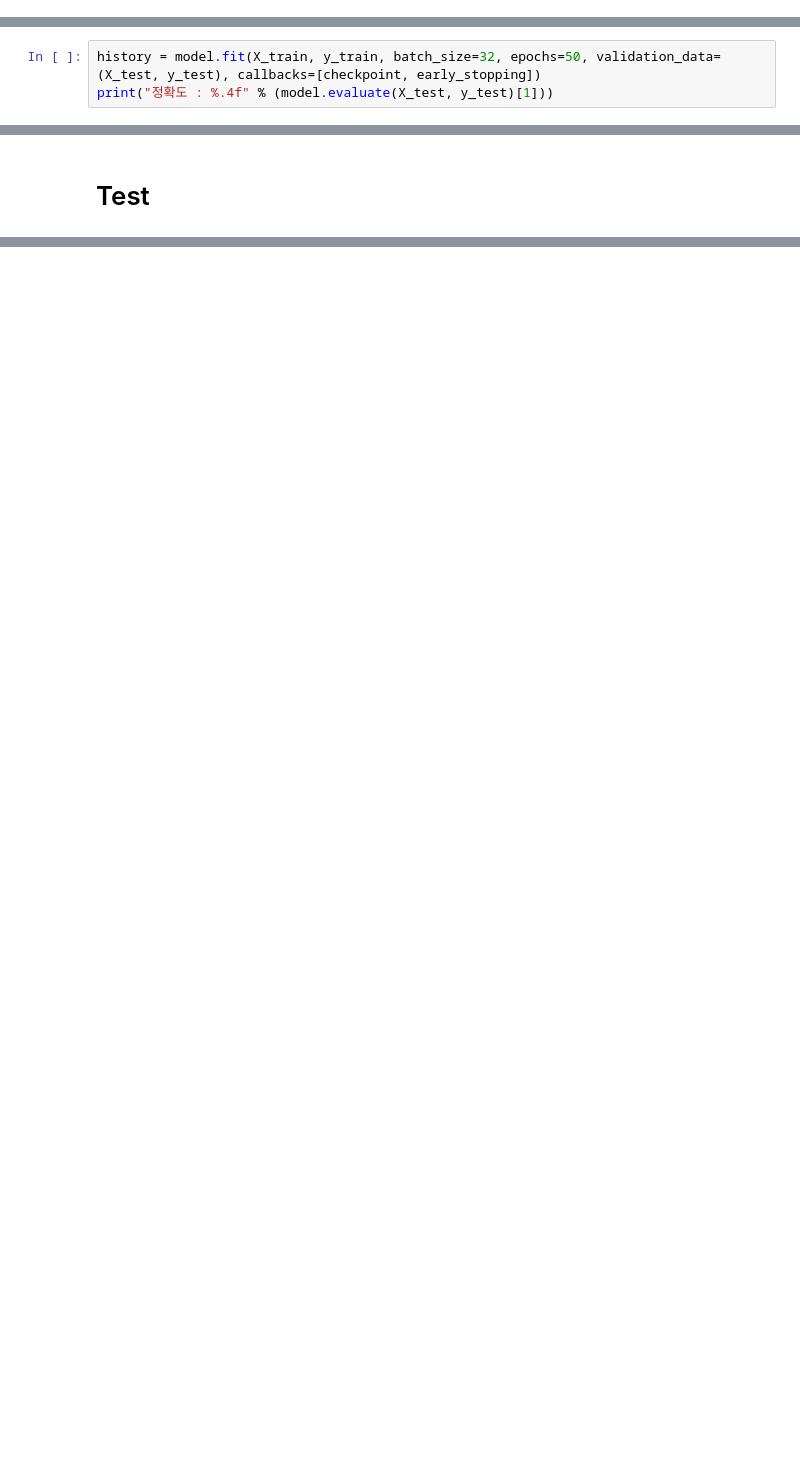
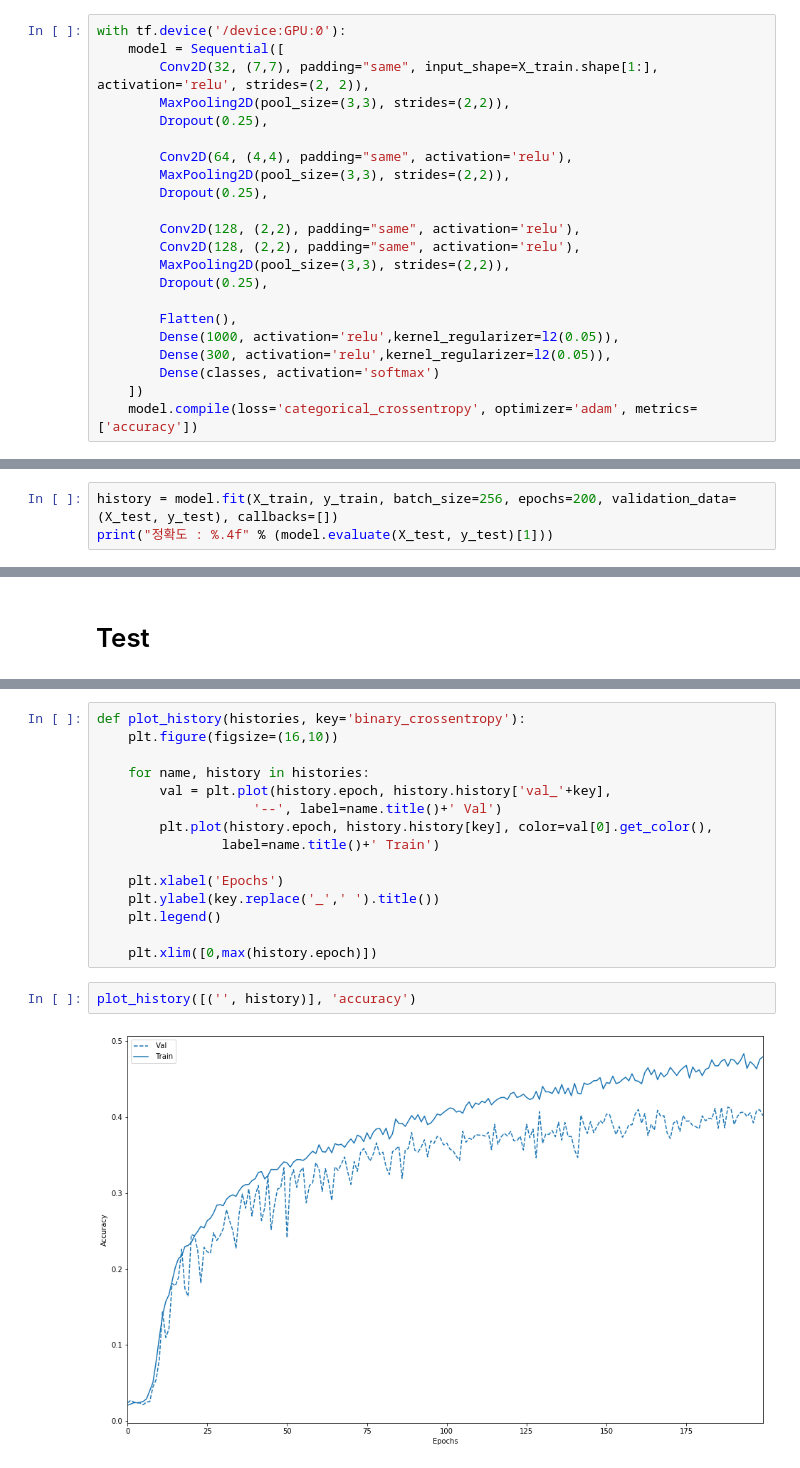
Before and after one commit to isabellajoo/plant-recognizer, a Jupyter notebook: MachineLearning/MachineLearning.ipynb, the cells around one changed output, grey strips where cells are left out. Drawn from its saved outputs; the diff is of its cells as text; blank space fills up the shorter version.

Commit message:
ML Model [Sequence_1]

```diff
--- a/MachineLearning/MachineLearning.ipynb
+++ b/MachineLearning/MachineLearning.ipynb
@@ -66,3 +62,25 @@ early_stopping = EarlyStopping(monitor='val_loss', patience=6)
+# %%
+with tf.device('/device:GPU:0'):
+    model = Sequential([
+        Conv2D(32, (7,7), padding="same", input_shape=X_train.shape[1:], activation='relu', strides=(2, 2)),
+        MaxPooling2D(pool_size=(3,3), strides=(2,2)),
+        Dropout(0.25),
+
+        Conv2D(64, (4,4), padding="same", activation='relu'),
+        MaxPooling2D(pool_size=(3,3), strides=(2,2)),
+        Dropout(0.25),
+
+        Conv2D(128, (2,2), padding="same", activation='relu'),
+        Conv2D(128, (2,2), padding="same", activation='relu'),
+        MaxPooling2D(pool_size=(3,3), strides=(2,2)),
+        Dropout(0.25),
+
+        Flatten(),
+        Dense(1000, activation='relu',kernel_regularizer=l2(0.05)),
+        Dense(300, activation='relu',kernel_regularizer=l2(0.05)),
+        Dense(classes, activation='softmax')
+    ])
+    model.compile(loss='categorical_crossentropy', optimizer='adam', metrics=['accuracy'])
 # %%
 model.summary()
 # %% [output]
@@ -86,6 +104,6 @@ _________________________________________________________________
 # %% [markdown]
 # Training
 # %%
-history = model.fit(X_train, y_train, batch_size=32, epochs=50, validation_data=(X_test, y_test), callbacks=[checkpoint, early_stopping])
+history = model.fit(X_train, y_train, batch_size=256, epochs=200, validation_data=(X_test, y_test), callbacks=[])
 print("정확도 : %.4f" % (model.evaluate(X_test, y_test)[1]))
 # %% [output]
@@ -114,0 +129,19 @@ K.backend()
+# %%
+def plot_history(histories, key='binary_crossentropy'):
+    plt.figure(figsize=(16,10))
+
+    for name, history in histories:
+        val = plt.plot(history.epoch, history.history['val_'+key],
+                    '--', label=name.title()+' Val')
+        plt.plot(history.epoch, history.history[key], color=val[0].get_color(),
+                label=name.title()+' Train')
+
+    plt.xlabel('Epochs')
+    plt.ylabel(key.replace('_',' ').title())
+    plt.legend()
+
+    plt.xlim([0,max(history.epoch)])
+# %%
+plot_history([('', history)], 'accuracy')
+# %% [output]
+[figure, added]
```
Also changed, not shown: parts of 8 cells of this notebook, 7 other files.
